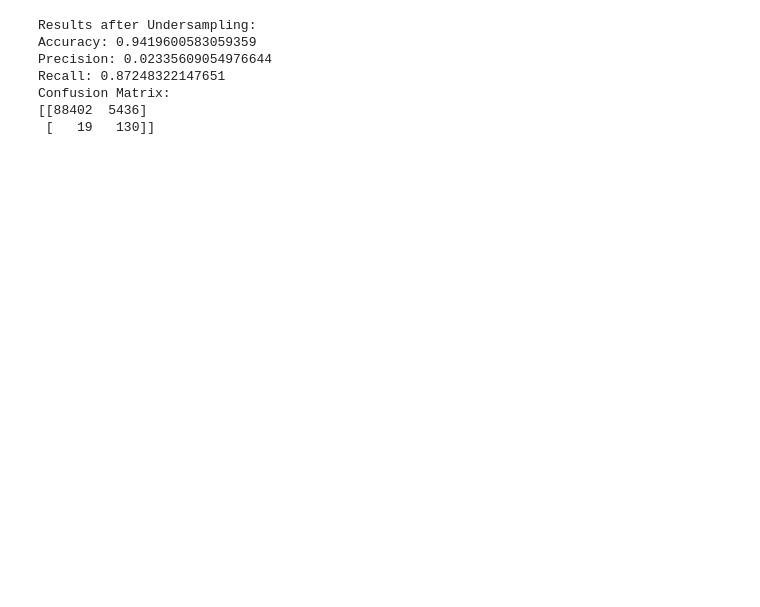
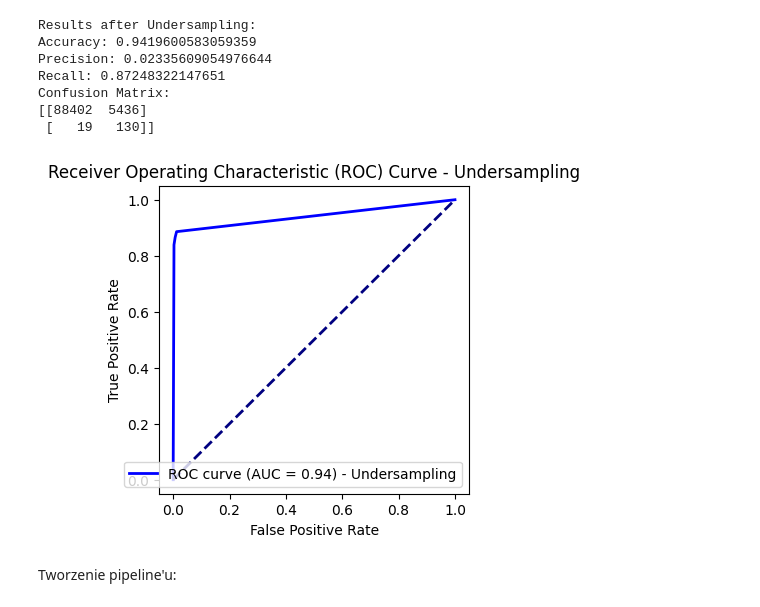
Before and after one commit to Pullsu/Uczenie-maszynowe-w-finansach, a Jupyter notebook: UMF_Wykład_2.ipynb, the cells around one changed output. Drawn from its saved outputs; the diff is of its cells as text; code cells hidden in the pictures; blank space fills up the shorter version.

```diff
--- a/UMF_Wykład_2.ipynb
+++ b/UMF_Wykład_2.ipynb
@@ -134,3 +173,24 @@ Recall: 0.87248322147651
 Confusion Matrix:
 [[88402  5436]
  [   19   130]]
+# %%
+# Obliczenie prawdopodobieństw przynależności do klasy 1 (pozytywnej) dla zbioru testowego
+y_prob_under = knn.predict_proba(X_test)[:, 1]
+
+# Obliczenie krzywej ROC
+fpr_under, tpr_under, thresholds_under = roc_curve(y_test, y_prob_under)
+roc_auc_under = auc(fpr_under, tpr_under)
+
+# Wykres krzywej ROC
+plt.figure(figsize=(4, 4))
+plt.plot(fpr_under, tpr_under, color='blue', lw=2, label='ROC curve (AUC = {:.2f}) - Undersampling'.format(roc_auc_under))
+plt.plot([0, 1], [0, 1], color='navy', lw=2, linestyle='--')
+plt.xlabel('False Positive Rate')
+plt.ylabel('True Positive Rate')
+plt.title('Receiver Operating Characteristic (ROC) Curve - Undersampling')
+plt.legend(loc='lower right')
+plt.show()
+# %% [output]
+[figure, added]
+# %% [markdown]
+Tworzenie pipeline'u:
```
Also changed, not shown: parts of 14 cells of this notebook.
